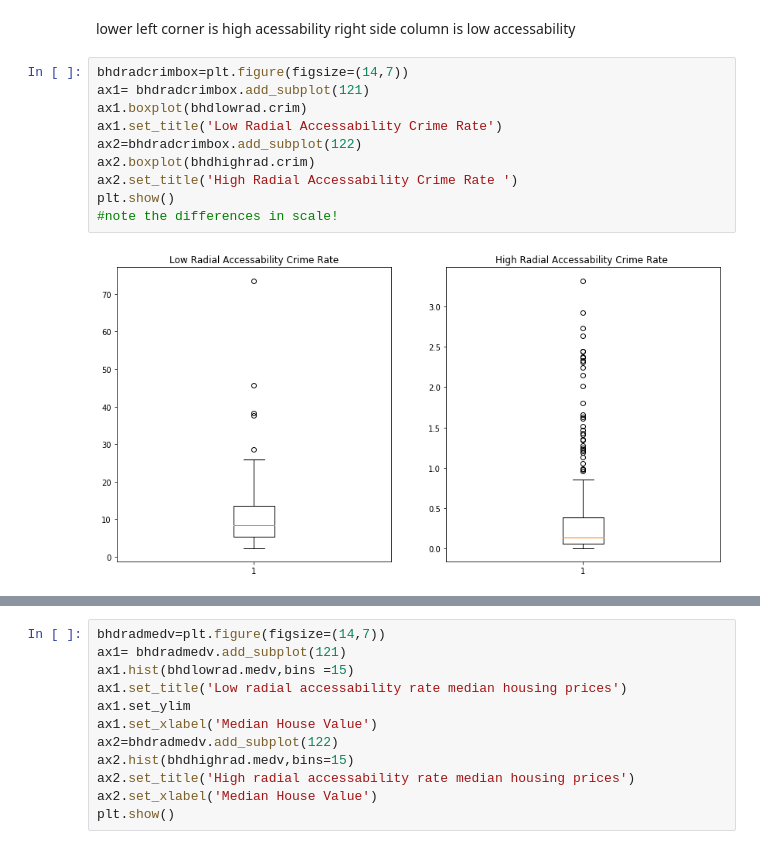
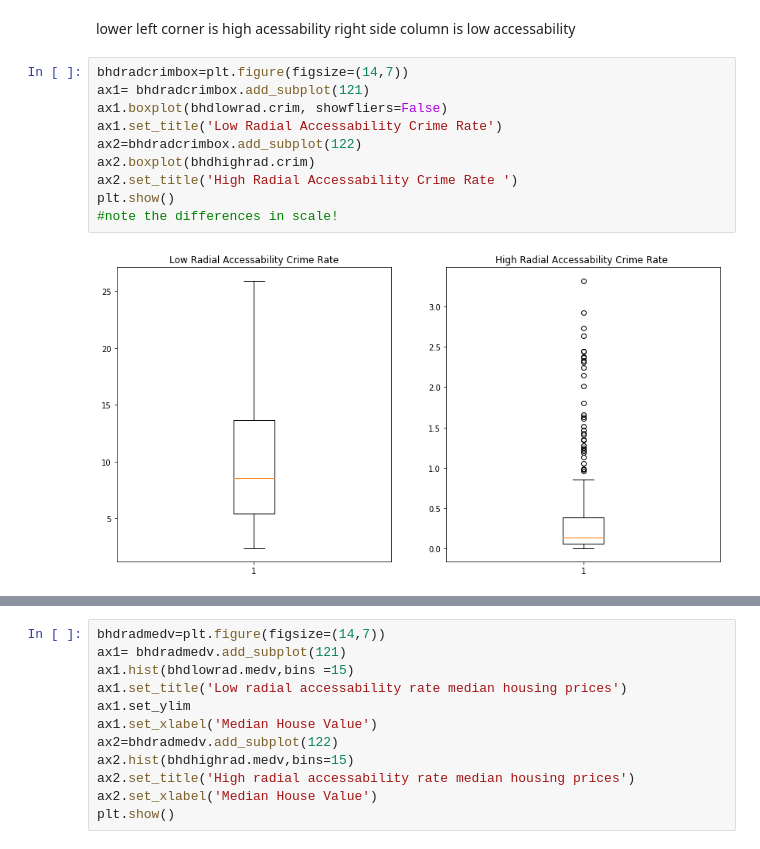
Before and after one commit to ktzioumis/dsc-1-03-16-eda-with-pandas-using-the-boston-housing-data-lab-online-ds-pt-112618, a Jupyter notebook: index.ipynb, the cells around one changed output, grey strips where cells are left out. Cells and saved outputs as stored; diff of their text form.

```diff
--- a/index.ipynb
+++ b/index.ipynb
@@ -552,12 +558,12 @@ lower left corner is high acessability right side column is low accessability
 # %%
 bhdradcrimbox=plt.figure(figsize=(14,7))
 ax1= bhdradcrimbox.add_subplot(121)
-ax1.boxplot(bhdlowrad.crim)
+ax1.boxplot(bhdlowrad.crim, showfliers=False)
 ax1.set_title('Low Radial Accessability Crime Rate')
 ax2=bhdradcrimbox.add_subplot(122)
 ax2.boxplot(bhdhighrad.crim)
 ax2.set_title('High Radial Accessability Crime Rate ')
 plt.show()
 #note the differences in scale!
 # %% [output]
-[figure, old version]
+[figure, new version]
```
Also changed, not shown: parts of 4 cells of this notebook.
